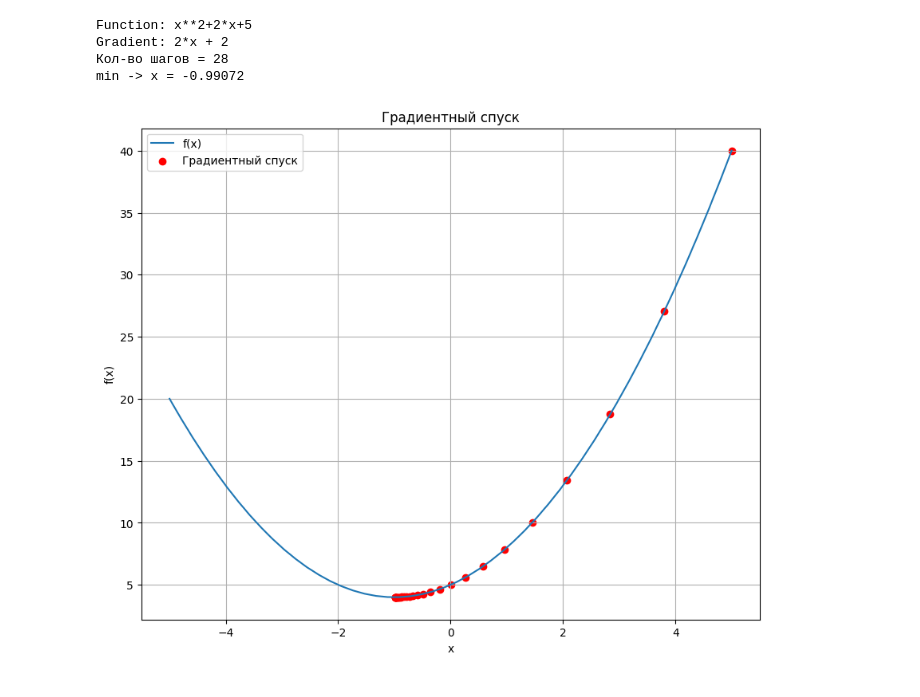
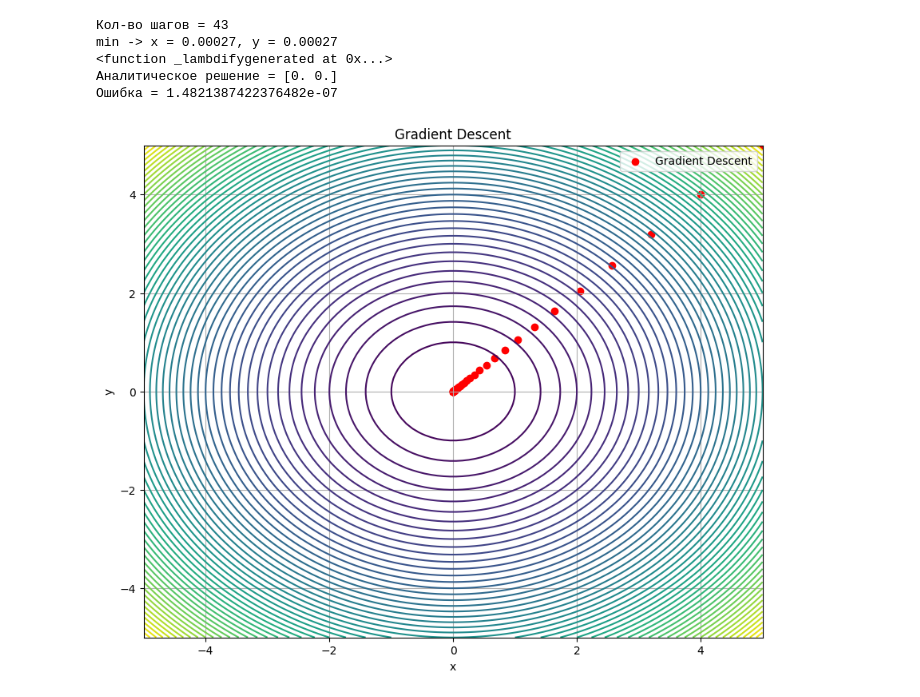
Before and after one commit to sashabobr007/ML_labs, a Jupyter notebook: grqad_descent.ipynb, the cells around one changed output. Drawn from its saved outputs; the diff is of its cells as text; code cells hidden in the pictures.

```diff
--- a/grqad_descent.ipynb
+++ b/grqad_descent.ipynb
@@ -121,14 +240,15 @@ class GradientFind():
 # %%
-ex = GradientFind(f='x**2+2*x+5', treshold=0.0001, learning_rate = 0.1)
+ex = GradientFind(f='x**2+y**2', treshold=0.0001, learning_rate = 0.1)
 ex.find()
 #ex.plot_animation()
 ex.plot_simple()
 # %% [output]
-Function: x**2+2*x+5
-Gradient: 2*x + 2
-Кол-во шагов = 28
-min -> x = -0.99072
+Кол-во шагов = 43
+min -> x = 0.00027, y = 0.00027
+<function _lambdifygenerated at 0x...>
+Аналитическое решение = [0. 0.]
+Ошибка = 1.4821387422376482e-07
-[figure, old version]
+[figure, new version]
 # %%
 # Производная функции
 def df(x):
```
Also changed, not shown: parts of 2 cells of this notebook, 1 other file.
